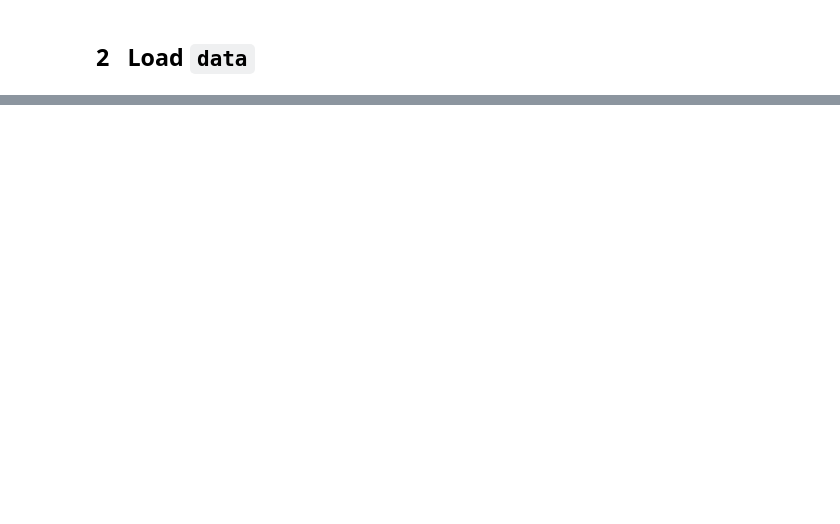
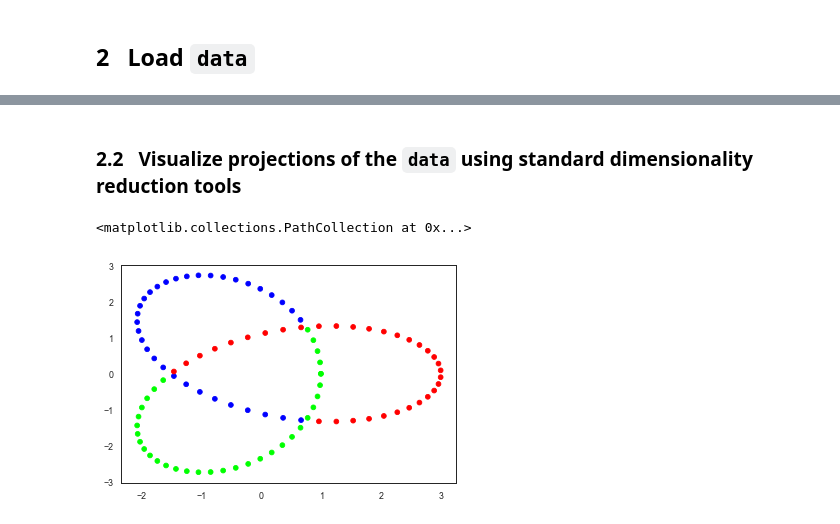
Before and after one commit to braindynamicslab/dyneusr-notebooks, a Jupyter notebook: 01_trefoil_knot/01_trefoil_knot.ipynb, the cells around one changed output, grey strips where cells are left out. Saved outputs shown, nothing was run; the diff lists cells and outputs as text; code cells hidden in the pictures; blank space fills up the shorter version.

```diff
--- a/01_trefoil_knot/01_trefoil_knot.ipynb
+++ b/01_trefoil_knot/01_trefoil_knot.ipynb
@@ -220,0 +88,11 @@ Saving figure, save_as: results/tcm_degree.png
+# %% [markdown]
+### 2.2 &nbsp; Visualize projections of the `data` using standard dimensionality reduction tools ###
+# %%
+pca = PCA(n_components=2)
+x_pca = pca.fit_transform(X)
+
+# visualize the projection
+plt.scatter(x_pca[:, 0], x_pca[:, 1], c=data.coloring)
+# %% [output]
+<matplotlib.collections.PathCollection at 0x...>
+[figure, added]
```
Also changed, not shown: parts of 47 cells of this notebook, 7 other files.
